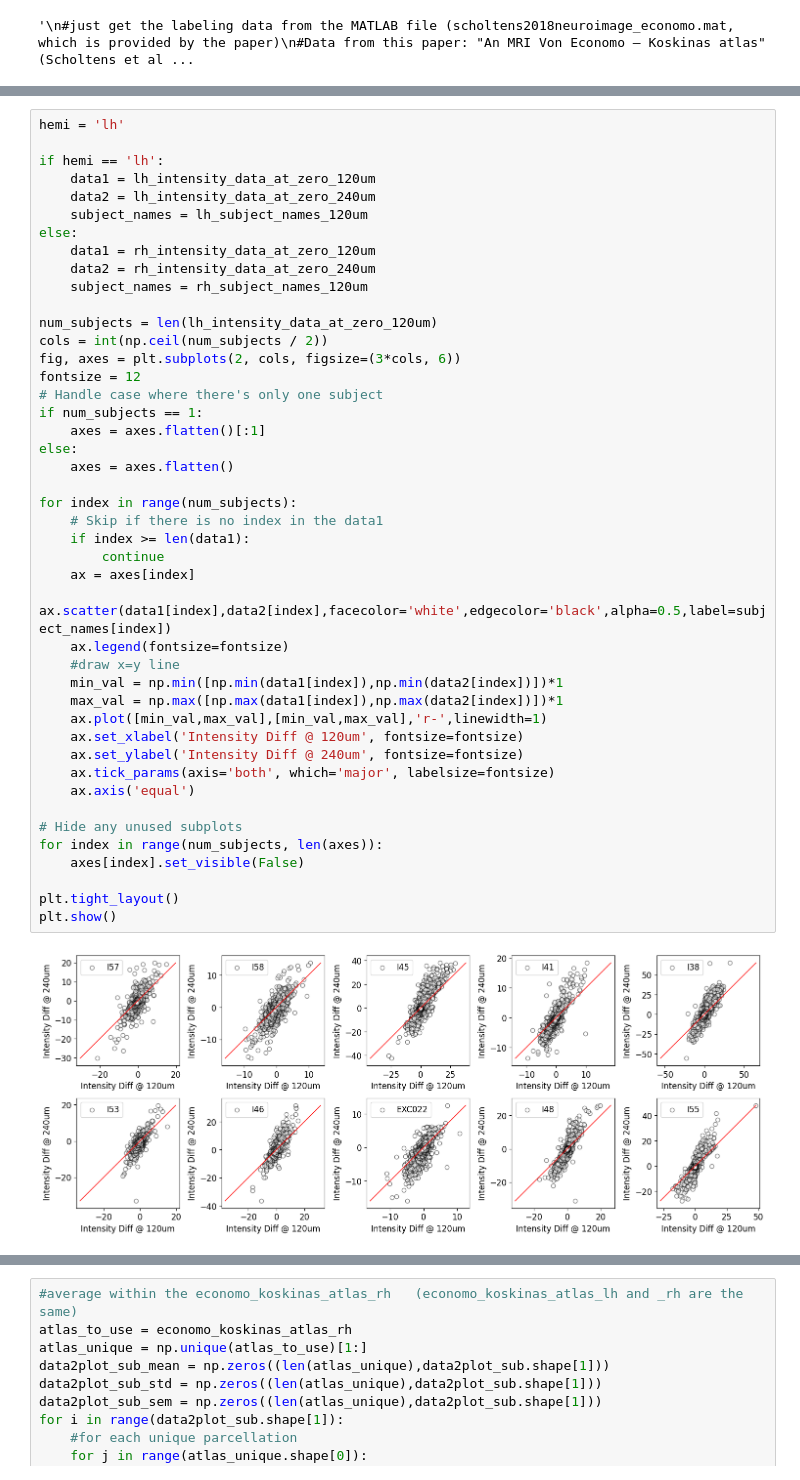
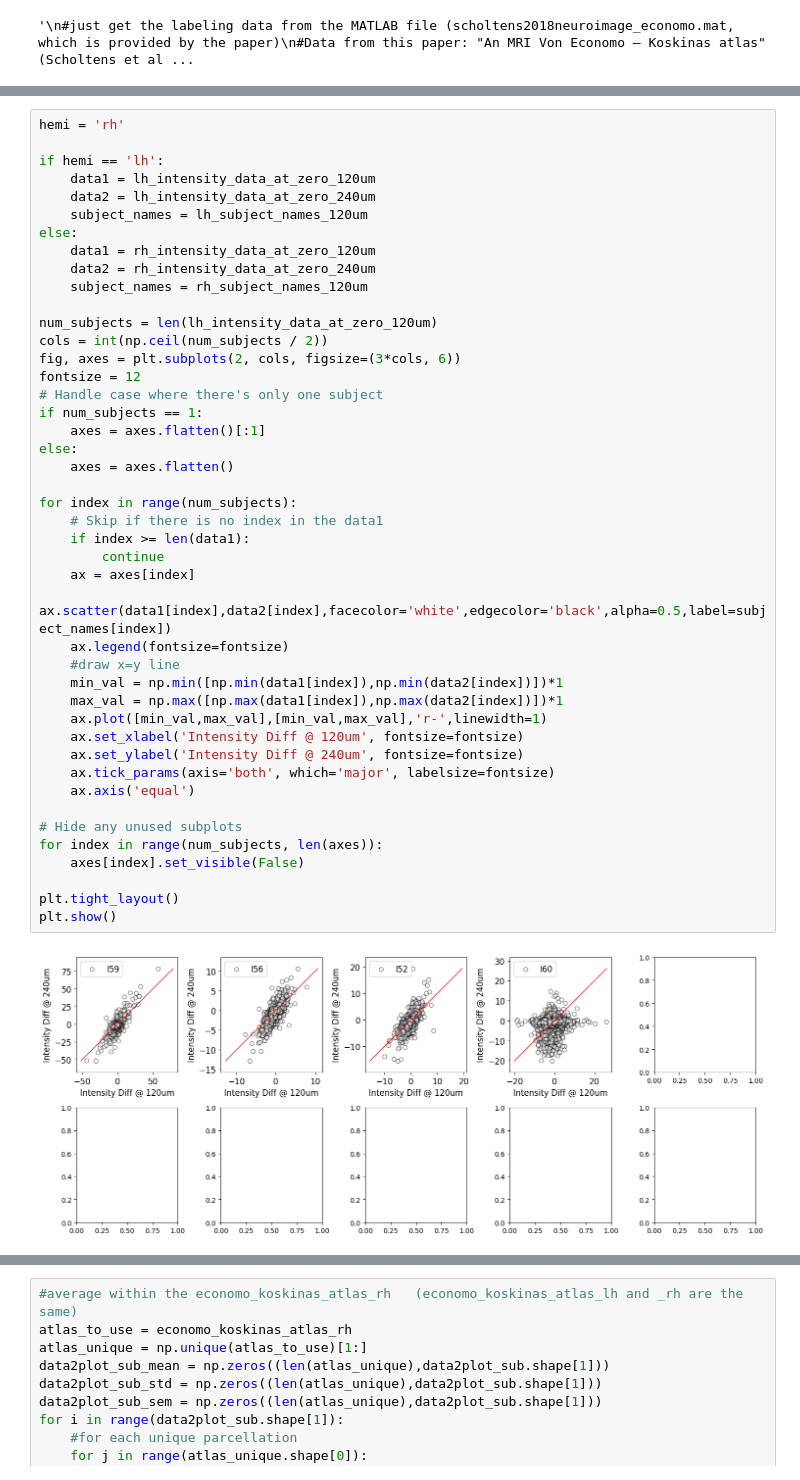
Before and after one commit to dyjung130/cortical_layer, a Jupyter notebook: jupyter-notebook/082725_cyto_parcellate/run_cyto_von_parcellation.ipynb, the cells around one changed output, grey strips where cells are left out. Cells and saved outputs as stored; diff of their text form.

```diff
--- a/jupyter-notebook/082725_cyto_parcellate/run_cyto_von_parcellation.ipynb
+++ b/jupyter-notebook/082725_cyto_parcellate/run_cyto_von_parcellation.ipynb
@@ -285,7 +294,7 @@ at zero: 3 , dist_array: 0.24
 at zero: 3 , dist_array: 0.24
 at zero: 3 , dist_array: 0.24
 # %%
-hemi = 'lh'
+hemi = 'rh'
 
 if hemi == 'lh':
     data1 = lh_intensity_data_at_zero_120um
@@ -302,34 +311,34 @@ fig, axes = plt.subplots(2, cols, figsize=(3*cols, 6))
 fontsize = 12
 # Handle case where there's only one subject
 if num_subjects == 1:
     axes = axes.flatten()[:1]
 else:
     axes = axes.flatten()
 
 for index in range(num_subjects):
     # Skip if there is no index in the data1
     if index >= len(data1):
         continue
     ax = axes[index]
     ax.scatter(data1[index],data2[index],facecolor='white',edgecolor='black',alpha=0.5,label=subject_names[index])
     ax.legend(fontsize=fontsize)
     #draw x=y line
     min_val = np.min([np.min(data1[index]),np.min(data2[index])])*1
     max_val = np.max([np.max(data1[index]),np.max(data2[index])])*1
     ax.plot([min_val,max_val],[min_val,max_val],'r-',linewidth=1)
     ax.set_xlabel('Intensity Diff @ 120um', fontsize=fontsize)
     ax.set_ylabel('Intensity Diff @ 240um', fontsize=fontsize)
     ax.tick_params(axis='both', which='major', labelsize=fontsize)
     ax.axis('equal')
 
 # Hide any unused subplots
 for index in range(num_subjects, len(axes)):
     axes[index].set_visible(False)
 
 plt.tight_layout()
 plt.show()
 # %% [output]
-[figure, old version]
+[figure, new version]
 # %%
 #parcellate intensity data based on the von ek atlas
 #first get the unique values in the von ek atlas
```
Also changed, not shown: parts of 11 cells of this notebook, 2 other files.
